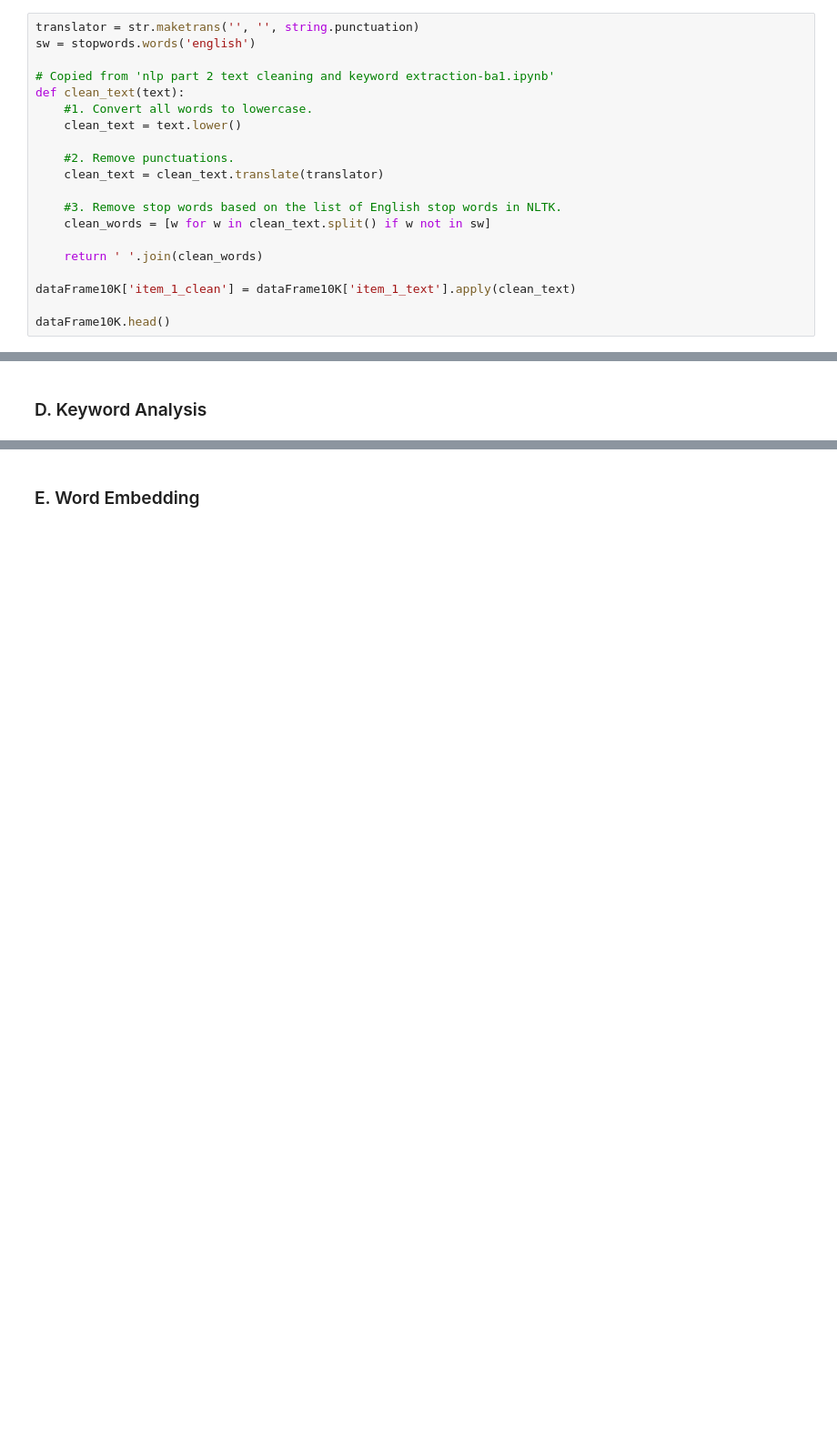
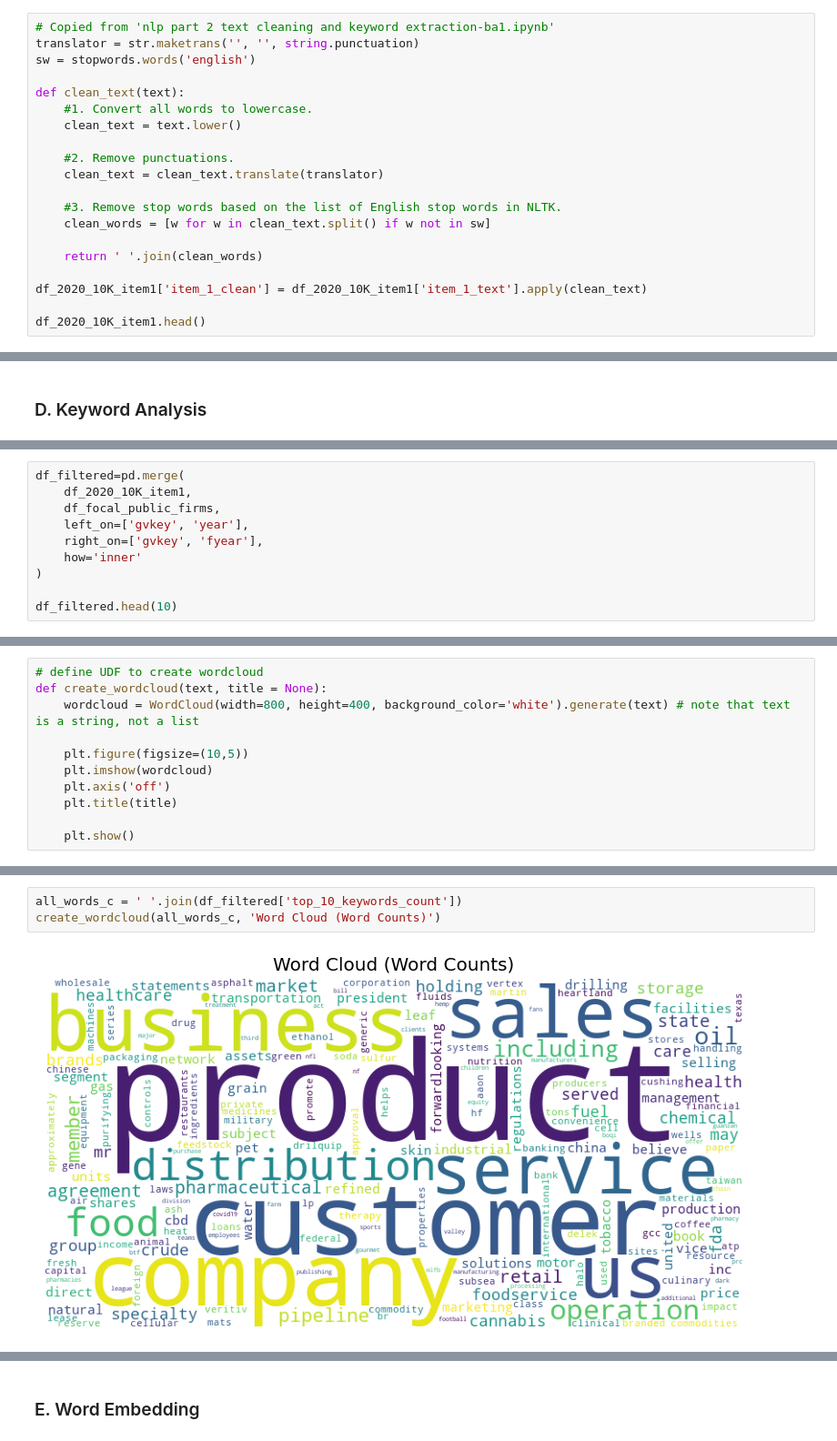
Before and after one commit to davidzc01/BAIT508_Industry_Analysis, a Jupyter notebook: Industry analysis.ipynb, the cells around one changed output, grey strips where cells are left out. Shown at 91% size. Saved outputs shown, nothing was run; the diff lists cells and outputs as text; blank space fills up the shorter version.

```diff
--- a/Industry analysis.ipynb
+++ b/Industry analysis.ipynb
@@ -203,10 +245,10 @@ avg_return_on_assets.plot.line()
 
 ### C. Text Cleaning
 # %%
+# Copied from 'nlp part 2 text cleaning and keyword extraction-ba1.ipynb'
 translator = str.maketrans('', '', string.punctuation)
 sw = stopwords.words('english')
 
-# Copied from 'nlp part 2 text cleaning and keyword extraction-ba1.ipynb'
 def clean_text(text):
     #1.	Convert all words to lowercase.
     clean_text = text.lower()
@@ -219,9 +261,9 @@ def clean_text(text):
 
     return ' '.join(clean_words)
 
-dataFrame10K['item_1_clean'] = dataFrame10K['item_1_text'].apply(clean_text)
+df_2020_10K_item1['item_1_clean'] = df_2020_10K_item1['item_1_text'].apply(clean_text)
 
-dataFrame10K.head()
+df_2020_10K_item1.head()
 # %% [output]
 |  | cik | year | name | item_1_text | gvkey | item_1_clean |
 | 0 | 1041588 | 2020 | ACCESS-POWER INC | fixed expenses are previosuly doc... | 66119 | fixed expenses previosuly documen... |
@@ -255,0 +278,10 @@ print(df_filtered.head(10))
+# %%
+df_filtered=pd.merge(
+    df_2020_10K_item1,
+    df_focal_public_firms,
+    left_on=['gvkey', 'year'],
+    right_on=['gvkey', 'fyear'],
+    how='inner'
+)
+
+df_filtered.head(10)
@@ -355,0 +377,11 @@ Text(0.5, 1.0, 'Word Cloud (Word TF-IDF)')
+# %%
+# define UDF to create wordcloud
+def create_wordcloud(text, title = None):
+    wordcloud = WordCloud(width=800, height=400, background_color='white').generate(text) # note that text is a string, not a list
+
+    plt.figure(figsize=(10,5))
+    plt.imshow(wordcloud)
+    plt.axis('off')
+    plt.title(title)
+
+    plt.show()
@@ -355,0 +390,5 @@ Text(0.5, 1.0, 'Word Cloud (Word TF-IDF)')
+# %%
+all_words_c = ' '.join(df_filtered['top_10_keywords_count'])
+create_wordcloud(all_words_c, 'Word Cloud (Word Counts)')
+# %% [output]
+[figure, added]
```
Also changed, not shown: parts of 84 cells of this notebook, 2 other files.
